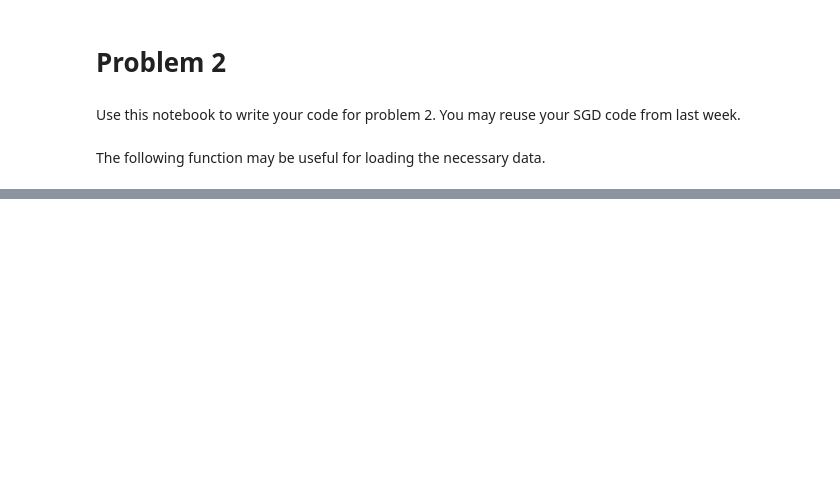
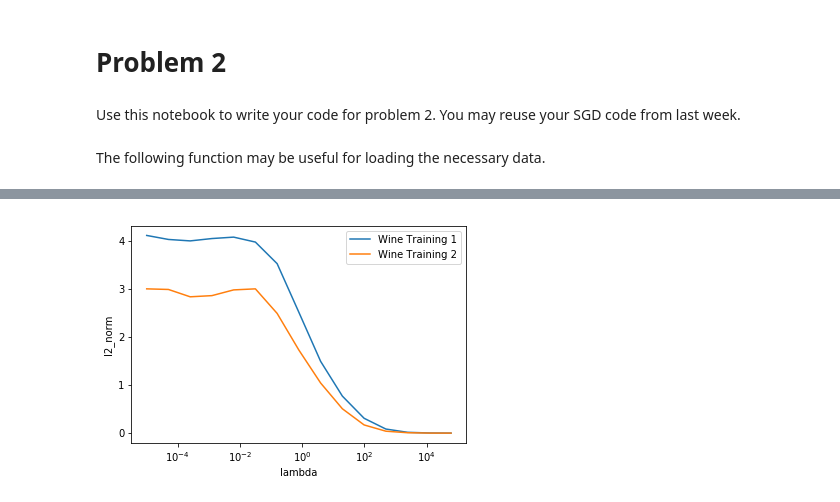
Before and after one commit to amyz7829/CS155_Set2, a Jupyter notebook: release/2_notebook.ipynb, the cells around one changed output, grey strips where cells are left out. Saved outputs shown, nothing was run; the diff lists cells and outputs as text; code cells hidden in the pictures; blank space fills up the shorter version.

```diff
--- a/release/2_notebook.ipynb
+++ b/release/2_notebook.ipynb
@@ -159,0 +235,12 @@ for i in range(0, 15):
+# %%
+# Print wine training 1 eout
+plt.figure()
+plt.plot(lambdas, l2_norm_1)
+plt.plot(lambdas, l2_norm_2)
+plt.legend(["Wine Training 1", "Wine Training 2"])
+plt.xscale('log')
+plt.xlabel('lambda')
+plt.ylabel('l2_norm')
+plt.show()
+# %% [output]
+[figure, added]
```
Also changed, not shown: parts of 5 cells of this notebook, 4 other files.
